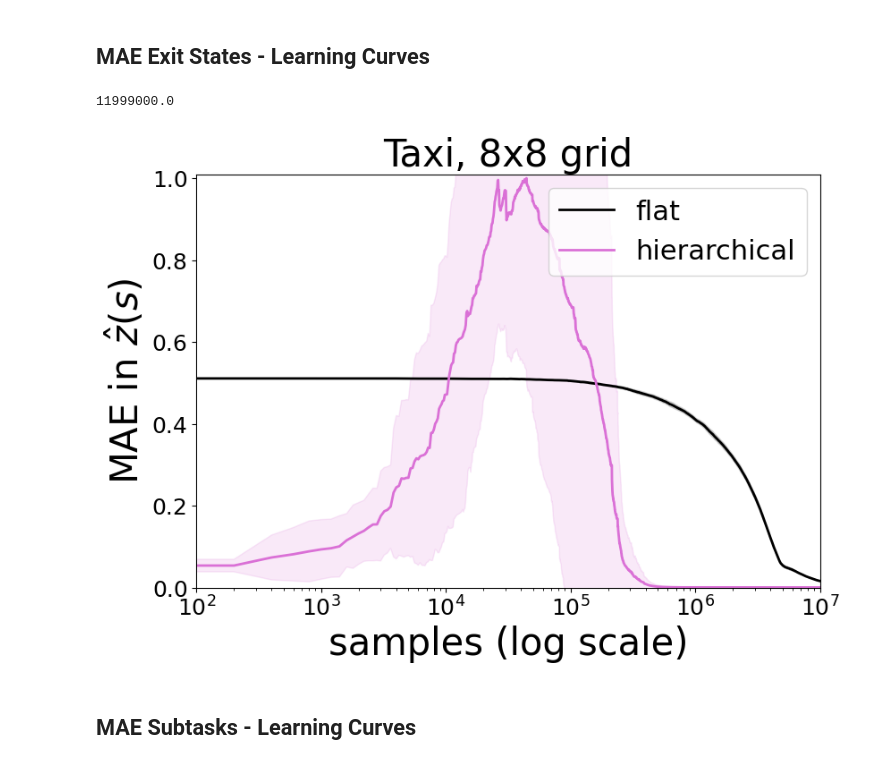
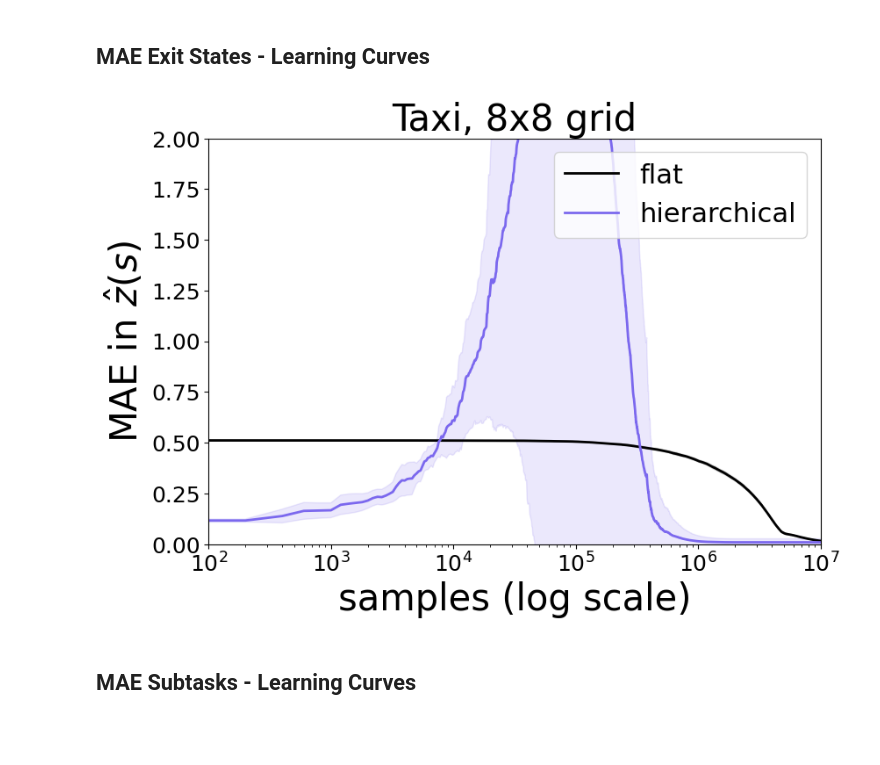
Before and after one commit to guillermoim/halmdps, a Jupyter notebook: notebooks/visualization.ipynb, the cells around one changed output. Drawn from its saved outputs; the diff is of its cells as text; code cells hidden in the pictures; blank space fills up the shorter version.

Commit message:
changed taxi script

```diff
--- a/notebooks/visualization.ipynb
+++ b/notebooks/visualization.ipynb
@@ -658,55 +663,60 @@ X_LIM = 25
 
 # FLAT
 df_flat = pd.read_csv(os.path.join(results_dir, "Taxi-v3-log-flat-train:MAE_z.csv"))
-flat_mean = df_flat.iloc[:, 1:].to_numpy().mean(axis=1)
-flat_std = df_flat.iloc[:, 1:].to_numpy().std(axis=1)
+flat_mean = df_flat.iloc[:, 1:].mean(axis=1)
+flat_std = df_flat.iloc[:, 1:].std(axis=1)
 steps = df_flat.step.to_numpy()
 
-print(steps[-1])
+# LOG H
+df_h = pd.read_csv(os.path.join(results_dir, "Taxi-v3-log-hierarchical-train:MAE_exit_states-k1.csv"))
+h_mean = df_h.iloc[:, 1:].to_numpy().mean(axis=1)
+h_std = df_h.iloc[:, 1:].to_numpy().std(axis=1)
+stepsh = df_h.step.to_numpy()
 
-# FLAT
-df_h = pd.read_csv(os.path.join(results_dir, "Taxi-v3-log-hierarchical-train:MAE_exit_states.csv"))
-N = df_h.iloc[:, 1:].mean(axis=1).max()
-h_mean = (df_h.iloc[:, 1:].to_numpy()/ N).mean(axis=1)
-h_std = (df_h.iloc[:, 1:].to_numpy() / N).std(axis=1)
-stepsh = df_h.step.to_numpy()
+# LOG EXP
+# df_he = pd.read_csv(os.path.join(results_dir, "Taxi-v2-exp-hierarchical-train:MAE_exit_states.csv"))
+# he_mean = df_he.iloc[:, 1:].mean(axis=1)
+# he_std = df_he.iloc[:, 1:].std(axis=1)
+# stepshe = df_he.step
+
 
 stepsh = np.append(stepsh, steps[-1])
 h_mean = np.append(h_mean, h_mean[-1])
 h_std = np.append(h_std, h_std[-1])
 
 fig, ax = plt.subplots(1,1, figsize=(9, 6))
 ax.set_title(fr'Taxi, 8x8 grid', **csfont)
 
 # VERSION 1
 ax.plot(steps, flat_mean, linewidth=2, color='black', label='flat')
 ax.fill_between(steps, flat_mean-flat_std, flat_mean+flat_std, color='black', alpha=alpha)
 # VERSION 2
-ax.plot(stepsh, h_mean , linewidth=2, color='orchid', label='hierarchical')
-ax.fill_between(stepsh, h_mean-h_std, h_mean+h_std, color='orchid', alpha=alpha)
+ax.plot(stepsh, h_mean , linewidth=2, color='mediumslateblue', label="hierarchical")#label='log-h')
+ax.fill_between(stepsh, h_mean-h_std, h_mean+h_std, color='mediumslateblue', alpha=alpha)
+# EXP HIERARCHICAL
+# ax.plot(stepshe, he_mean , linewidth=2, color='firebrick', label='exp-h')
+# ax.fill_between(stepshe, he_mean-he_std, he_mean+he_std, color='firebrick', alpha=alpha)
+
 
 plt.ticklabel_format(style='sci', axis='x', scilimits=(0,0))
 
-legend = ['$V_1$']
-
 ax.legend(fontsize=22, loc=1)
-ax.set_ylim((0, 1.01))
+ax.set_ylim((0, 2))
 ax.set_xscale("log")
 ax.set_xlim((1e2, 10e6))
 
 
 ax.tick_params(axis='both', which='major', labelsize=18)
 ax.tick_params(axis='both', which='minor', labelsize=18)
 ax.xaxis.offsetText.set_fontsize(18)
 
 ax.set_ylabel('MAE in $\hat z(s)$', **hfont)
 ax.set_xlabel('samples (log scale)', **hfont)
 
-plt.savefig('../results/pictures/taxi_8.pdf', bbox_inches='tight', dpi=500)
+plt.savefig('../results/pictures/taxi_8_ECAI.pdf', bbox_inches='tight', dpi=500)
 plt.show()
 # %% [output]
-11999000.0
-[figure, old version]
+[figure, new version]
 # %% [markdown]
 ## MAE Subtasks - Learning Curves
 # %%
```
Also changed, not shown: parts of 9 cells of this notebook, 7 other files.
